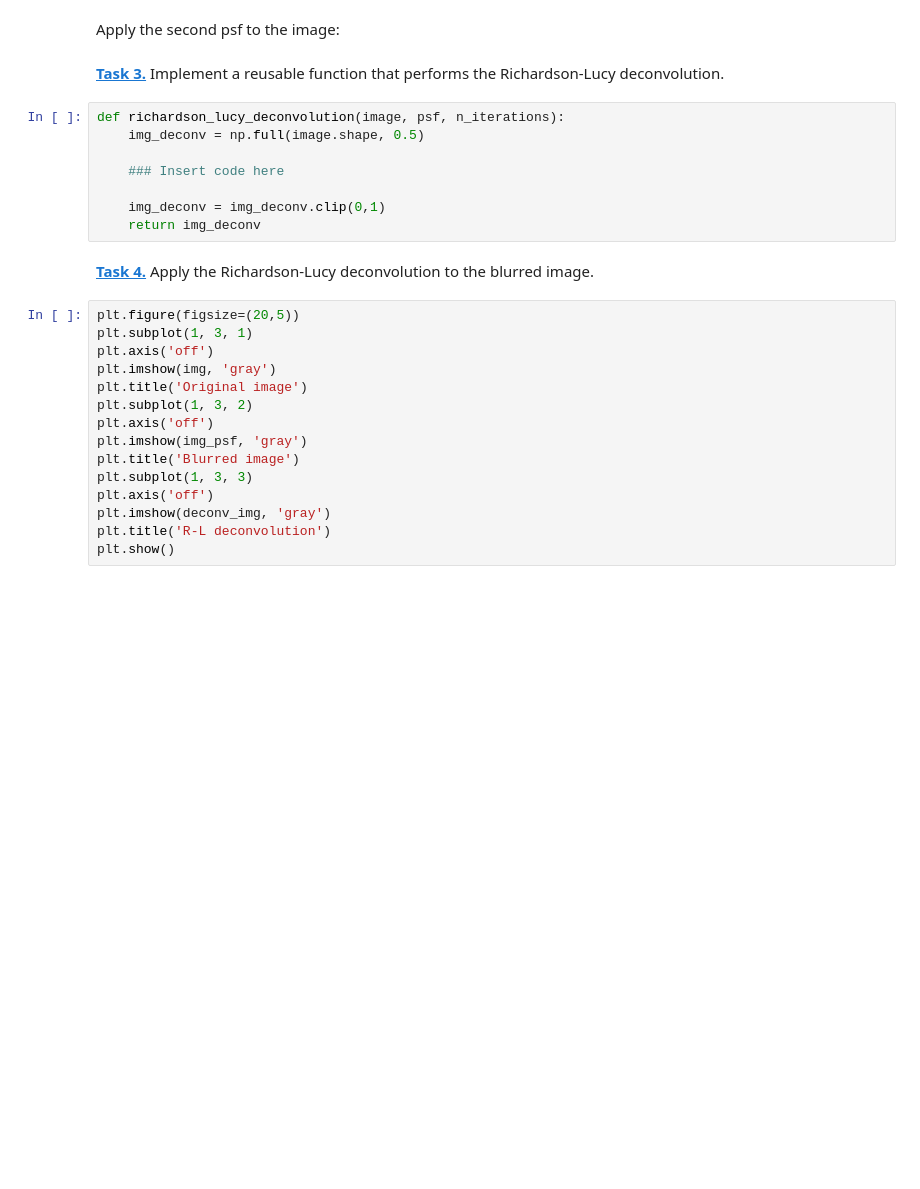
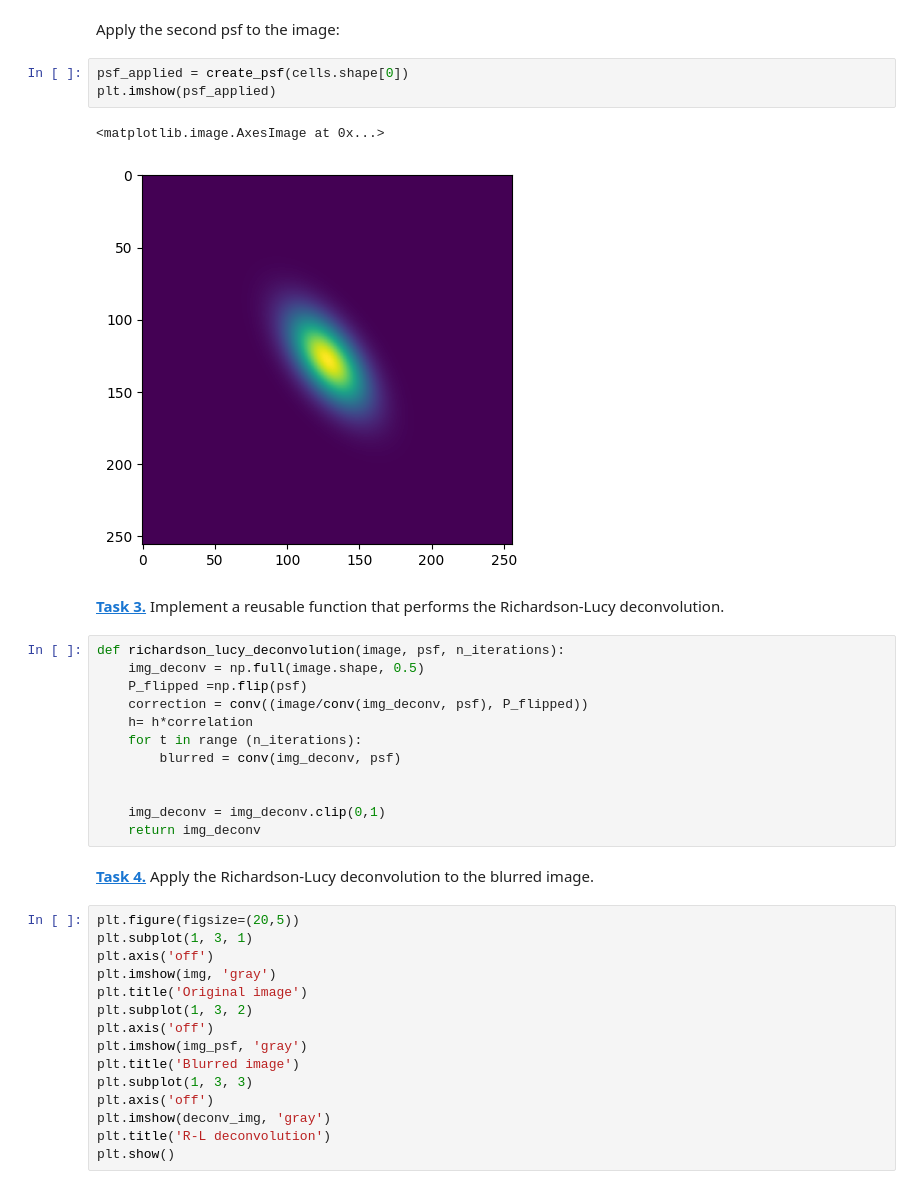
Before and after one commit to annachek3-creator/mobi-fs5-python, a Jupyter notebook: deconvolution.ipynb, the cells around one changed output. Cells and saved outputs as stored; diff of their text form; blank space fills up the shorter version.

```diff
--- a/deconvolution.ipynb
+++ b/deconvolution.ipynb
@@ -35,12 +47,22 @@ plt.imshow(create_psf(psf_size), 'gray')
 # %% [markdown]
 Apply the second psf to the image:
+# %%
+psf_applied = create_psf(cells.shape[0])
+plt.imshow(psf_applied)
+# %% [output]
+<matplotlib.image.AxesImage at 0x...>
+[figure, added]
 # %% [markdown]
 **[Task 3.]()** Implement a reusable function that performs the Richardson-Lucy deconvolution.
 # %%
 def richardson_lucy_deconvolution(image, psf, n_iterations):
     img_deconv = np.full(image.shape, 0.5)
+    P_flipped =np.flip(psf)
+    correction = conv((image/conv(img_deconv, psf), P_flipped))
+    h= h*correlation
+    for t in range (n_iterations):
+        blurred = conv(img_deconv, psf)
 
-    ### Insert code here
 
     img_deconv = img_deconv.clip(0,1)
     return img_deconv
```
Also changed, not shown: parts of 3 cells of this notebook.
